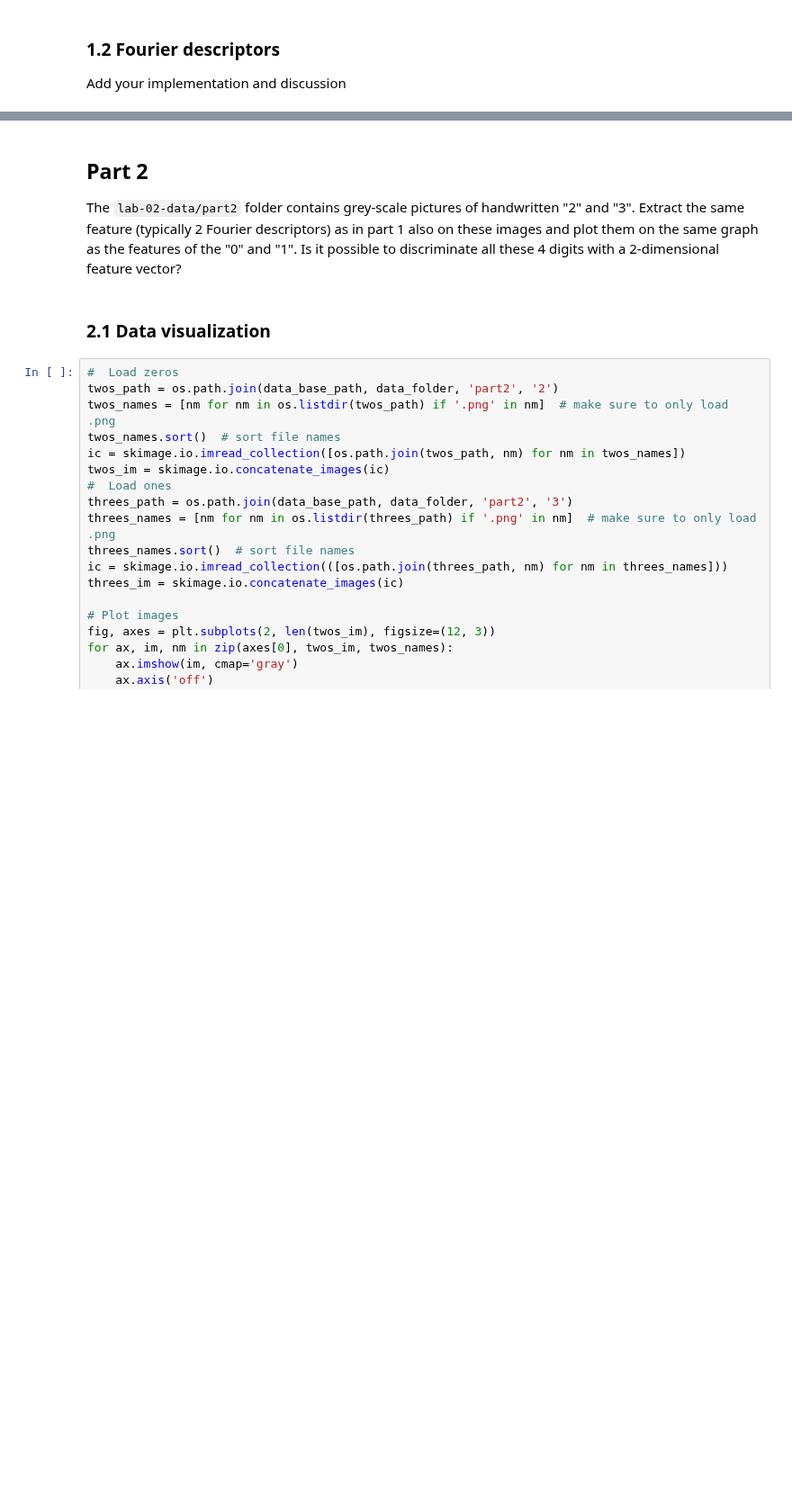
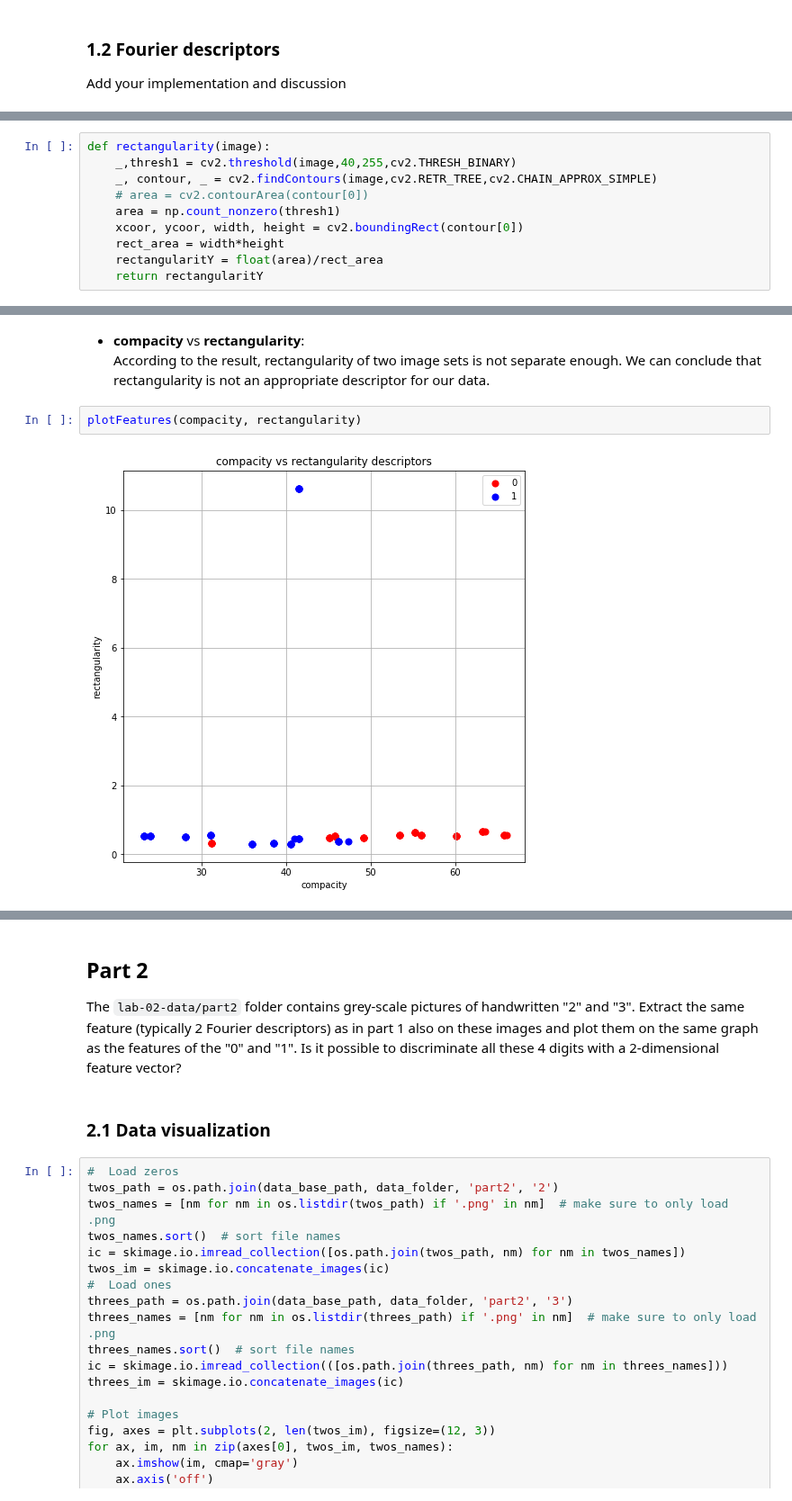
Before and after one commit to dhruti96shah/iapr-2020, a Jupyter notebook: labs/lab_02_object_description_mahdi.ipynb, the cells around one changed output, grey strips where cells are left out. Shown at 90% size. Drawn from its saved outputs; the diff is of its cells as text; blank space fills up the shorter version.

Commit message:
simple region based descriptors added.

```diff
--- a/labs/lab_02_object_description_mahdi.ipynb
+++ b/labs/lab_02_object_description_mahdi.ipynb
@@ -79,0 +157,10 @@ Add your implementation and discussion
+# %%
+def rectangularity(image):
+    _,thresh1 = cv2.threshold(image,40,255,cv2.THRESH_BINARY)
+    _, contour, _ = cv2.findContours(image,cv2.RETR_TREE,cv2.CHAIN_APPROX_SIMPLE)
+    # area = cv2.contourArea(contour[0])
+    area = np.count_nonzero(thresh1)
+    xcoor, ycoor, width, height = cv2.boundingRect(contour[0])
+    rect_area = width*height
+    rectangularitY = float(area)/rect_area
+    return rectangularitY
@@ -79,0 +188,8 @@ Add your implementation and discussion
+# %% [markdown]
+* __compacity__ vs __rectangularity__:<br />
+According to the result, rectangularity of two image sets is not separate enough. We can conclude that rectangularity is not
+an appropriate descriptor for our data.
+# %%
+plotFeatures(compacity, rectangularity)
+# %% [output]
+[figure, added]
```
Also changed, not shown: parts of 21 cells of this notebook.
